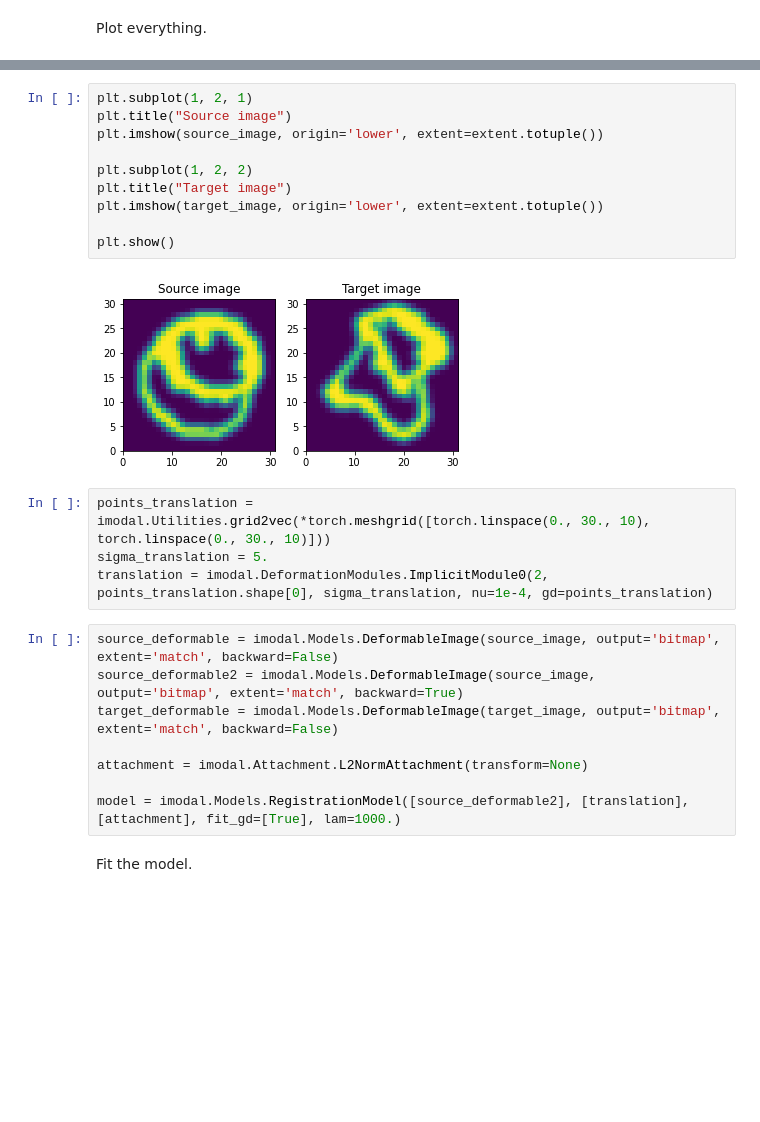
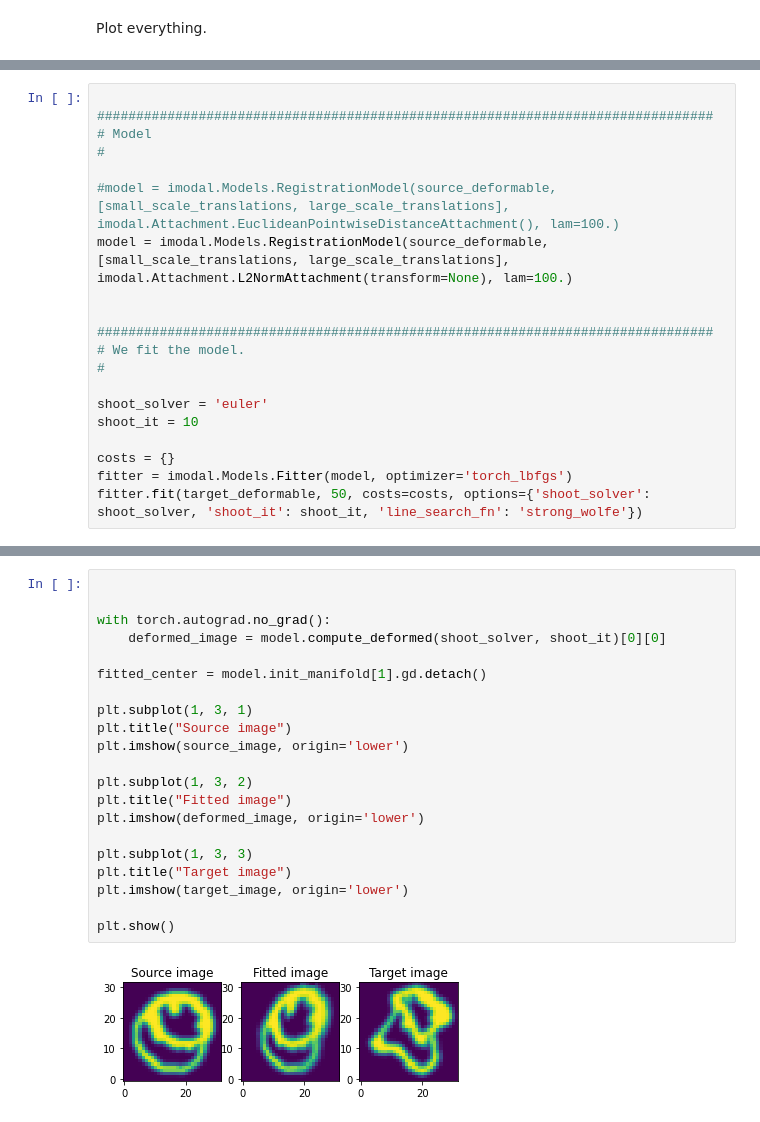
Before and after one commit to bgris/implicitmodules, a Jupyter notebook: script/Unstructured_heart_registration.ipynb, the cells around one changed output, grey strips where cells are left out. Cells and saved outputs as stored; diff of their text form; blank space fills up the shorter version.

Commit message:
Heart image: with multiscale and without backward, working

```diff
--- a/script/Unstructured_heart_registration.ipynb
+++ b/script/Unstructured_heart_registration.ipynb
@@ -41,0 +71,20 @@ Plot everything.
+# %%
+
+###############################################################################
+# Model
+#
+
+#model = imodal.Models.RegistrationModel(source_deformable, [small_scale_translations, large_scale_translations], imodal.Attachment.EuclideanPointwiseDistanceAttachment(), lam=100.)
+model = imodal.Models.RegistrationModel(source_deformable, [small_scale_translations, large_scale_translations], imodal.Attachment.L2NormAttachment(transform=None), lam=100.)
+
+
+###############################################################################
+# We fit the model.
+#
+
+shoot_solver = 'euler'
+shoot_it = 10
+
+costs = {}
+fitter = imodal.Models.Fitter(model, optimizer='torch_lbfgs')
+fitter.fit(target_deformable, 50, costs=costs, options={'shoot_solver': shoot_solver, 'shoot_it': shoot_it, 'line_search_fn': 'strong_wolfe'})
@@ -42,26 +110,23 @@ Plot everything.
 # %%
-plt.subplot(1, 2, 1)
+
+
+with torch.autograd.no_grad():
+    deformed_image = model.compute_deformed(shoot_solver, shoot_it)[0][0]
+
+fitted_center = model.init_manifold[1].gd.detach()
+
+plt.subplot(1, 3, 1)
 plt.title("Source image")
-plt.imshow(source_image, origin='lower', extent=extent.totuple())
+plt.imshow(source_image, origin='lower')
 
-plt.subplot(1, 2, 2)
+plt.subplot(1, 3, 2)
+plt.title("Fitted image")
+plt.imshow(deformed_image, origin='lower')
+
+plt.subplot(1, 3, 3)
 plt.title("Target image")
-plt.imshow(target_image, origin='lower', extent=extent.totuple())
+plt.imshow(target_image, origin='lower')
 
 plt.show()
 # %% [output]
-[figure, old version]
+[figure, new version]
-# %%
-points_translation = imodal.Utilities.grid2vec(*torch.meshgrid([torch.linspace(0., 30., 10), torch.linspace(0., 30., 10)]))
-sigma_translation = 5.
-translation = imodal.DeformationModules.ImplicitModule0(2, points_translation.shape[0], sigma_translation, nu=1e-4, gd=points_translation)
-# %%
-source_deformable = imodal.Models.DeformableImage(source_image, output='bitmap', extent='match', backward=False)
-source_deformable2 = imodal.Models.DeformableImage(source_image, output='bitmap', extent='match', backward=True)
-target_deformable = imodal.Models.DeformableImage(target_image, output='bitmap', extent='match', backward=False)
-
-attachment = imodal.Attachment.L2NormAttachment(transform=None)
-
-model = imodal.Models.RegistrationModel([source_deformable2], [translation], [attachment], fit_gd=[True], lam=1000.)
-# %% [markdown]
-Fit the model.
```
Also changed, not shown: parts of 14 cells of this notebook.
